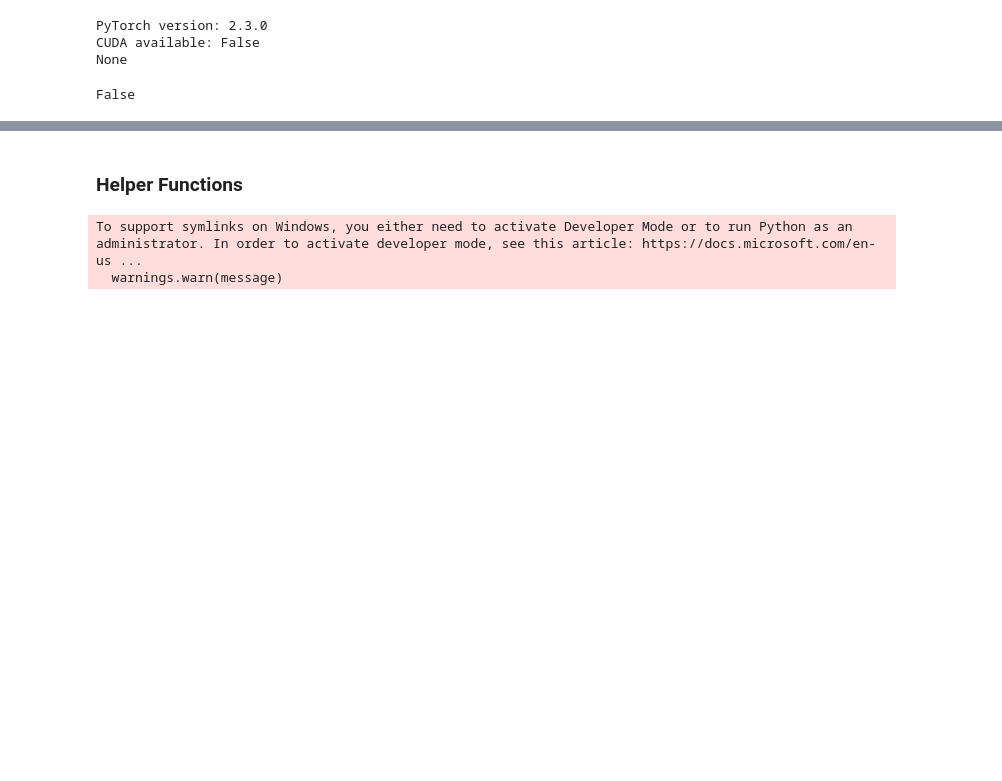
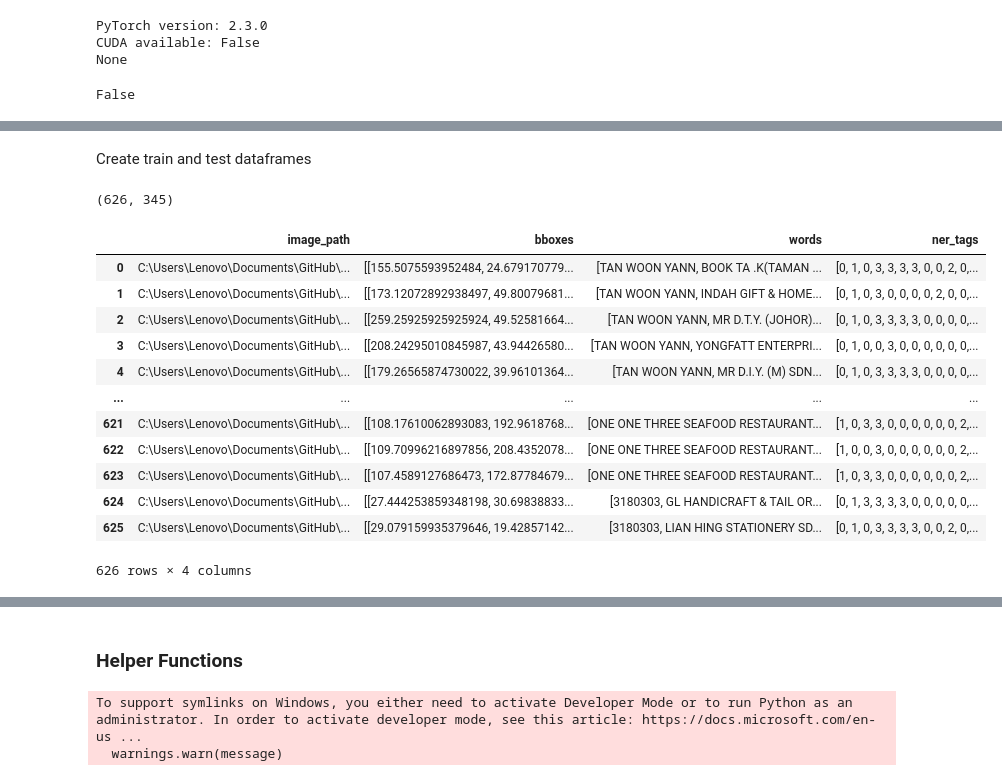
Before and after one commit to IsaiahIruoha/receiptvault, a Jupyter notebook: backend/ml/experiments/transformer experiments.ipynb, the cells around one changed output, grey strips where cells are left out. Cells and saved outputs as stored; diff of their text form; code cells hidden in the pictures; blank space fills up the shorter version.

```diff
--- a/backend/ml/experiments/transformer experiments.ipynb
+++ b/backend/ml/experiments/transformer experiments.ipynb
@@ -36,0 +133,35 @@ device = torch.device('cuda' if torch.cuda.is_available else 'cpu')
+# %%
+from difflib import SequenceMatcher
+
+def get_word_tag(word, entities):
+    for entity in entities:
+        if SequenceMatcher(None, word.lower(), entities[entity].lower()).ratio() >= 0.8:
+            return labels2ids[f'B-{entity}']
+        elif entity in ['ADDRESS', 'COMPANY'] and word.lower() in entities[entity].lower():
+            return labels2ids[f'B-{entity}']
+        elif entity in ['DATE', 'TOTAL'] and entities[entity].lower() in word.lower():
+            return labels2ids[f'B-{entity}']
+    return labels2ids['O']
+
+def get_normalized_bbox(line, img_width, img_height):
+    line = line.strip().split(',')
+    x1, y1, x2, y2 = int(line[0]), int(line[1]), int(line[6]), int(line[7])
+    return [x1 / img_width * 1000, y1 / img_height * 1000, x2 / img_width * 1000, y2 / img_height * 1000]
+
+def get_word(line):
+    line = line.strip().split(',')
+    return ','.join(line[8:])
+# %%
+import json
+
+def get_entities_dict(entities_file_path):
+    entities_file = open(entities_file_path, 'r')
+    entities = json.load(entities_file)
+    entities_file.close()
+    res_dict={
+        'COMPANY' : entities.get('company', ''),
+        'DATE' : entities.get('date', ''),
+        'ADDRESS' : entities.get('address', ''),
+        'TOTAL' : entities.get('total', '')
+    }
+    return res_dict
@@ -36,0 +218,25 @@ device = torch.device('cuda' if torch.cuda.is_available else 'cpu')
+# %% [markdown]
+Create train and test dataframes
+# %%
+train_df = create_df(train_path)
+test_df = create_df(test_path)
+
+len(train_df), len(test_df)
+# %% [output]
+(626, 345)
+# %%
+train_df
+# %% [output]
+|  | image_path | bboxes | words | ner_tags |
+| 0 | C:\Users\Lenovo\Documents\GitHub\... | [[155.5075593952484, 24.679170779... | [TAN WOON YANN, BOOK TA .K(TAMAN ... | [0, 1, 0, 3, 3, 3, 3, 0, 0, 2, 0,... |
+| 1 | C:\Users\Lenovo\Documents\GitHub\... | [[173.12072892938497, 49.80079681... | [TAN WOON YANN, INDAH GIFT & HOME... | [0, 1, 0, 3, 0, 0, 0, 0, 2, 0, 0,... |
+| 2 | C:\Users\Lenovo\Documents\GitHub\... | [[259.25925925925924, 49.52581664... | [TAN WOON YANN, MR D.T.Y. (JOHOR)... | [0, 1, 0, 3, 3, 3, 3, 0, 0, 0, 0,... |
+| 3 | C:\Users\Lenovo\Documents\GitHub\... | [[208.24295010845987, 43.94426580... | [TAN WOON YANN, YONGFATT ENTERPRI... | [0, 1, 0, 0, 3, 0, 0, 0, 0, 0, 0,... |
+| 4 | C:\Users\Lenovo\Documents\GitHub\... | [[179.26565874730022, 39.96101364... | [TAN WOON YANN, MR D.I.Y. (M) SDN... | [0, 1, 0, 3, 3, 3, 3, 0, 0, 0, 0,... |
+| ... | ... | ... | ... | ... |
+| 621 | C:\Users\Lenovo\Documents\GitHub\... | [[108.17610062893083, 192.9618768... | [ONE ONE THREE SEAFOOD RESTAURANT... | [1, 0, 3, 3, 0, 0, 0, 0, 0, 0, 2,... |
+| 622 | C:\Users\Lenovo\Documents\GitHub\... | [[109.70996216897856, 208.4352078... | [ONE ONE THREE SEAFOOD RESTAURANT... | [1, 0, 0, 3, 0, 0, 0, 0, 0, 0, 2,... |
+| 623 | C:\Users\Lenovo\Documents\GitHub\... | [[107.4589127686473, 172.87784679... | [ONE ONE THREE SEAFOOD RESTAURANT... | [1, 0, 3, 3, 0, 0, 0, 0, 0, 0, 2,... |
+| 624 | C:\Users\Lenovo\Documents\GitHub\... | [[27.444253859348198, 30.69838833... | [3180303, GL HANDICRAFT & TAIL OR... | [0, 1, 3, 3, 3, 3, 0, 0, 0, 0, 0,... |
+| 625 | C:\Users\Lenovo\Documents\GitHub\... | [[29.079159935379646, 19.42857142... | [3180303, LIAN HING STATIONERY SD... | [0, 1, 0, 3, 3, 3, 3, 0, 0, 2, 0,... |
+626 rows × 4 columns
```
Also changed, not shown: parts of 55 cells of this notebook, 1 other file.
